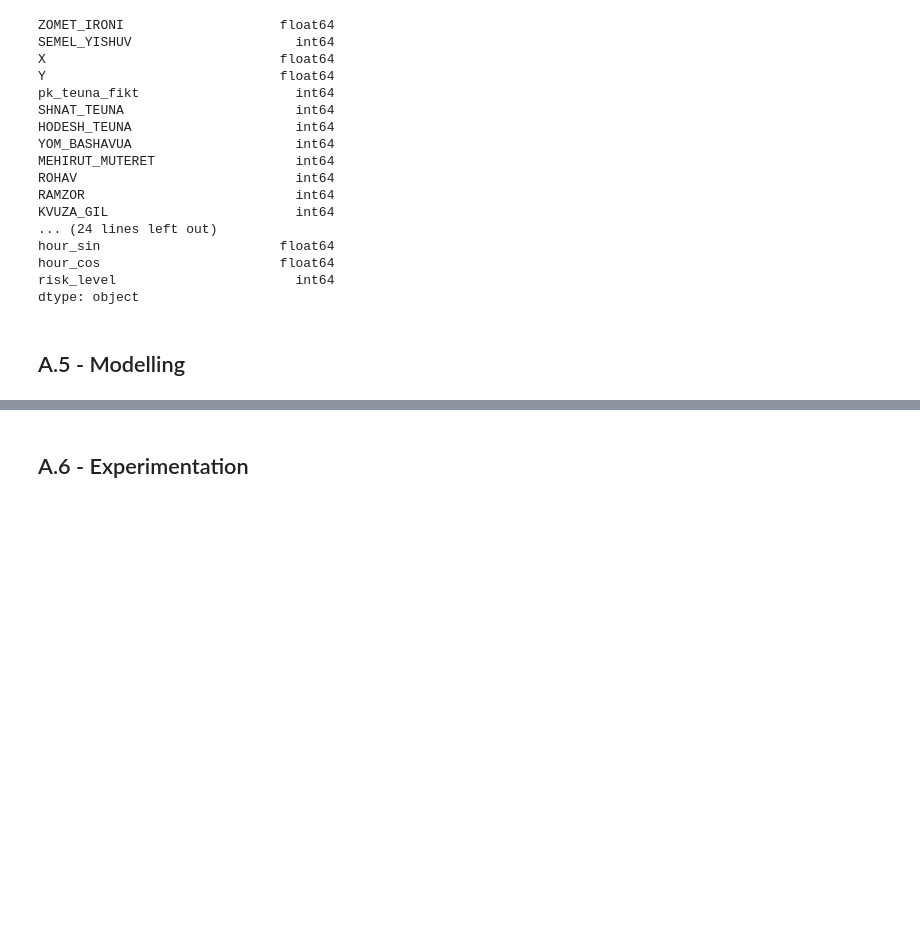
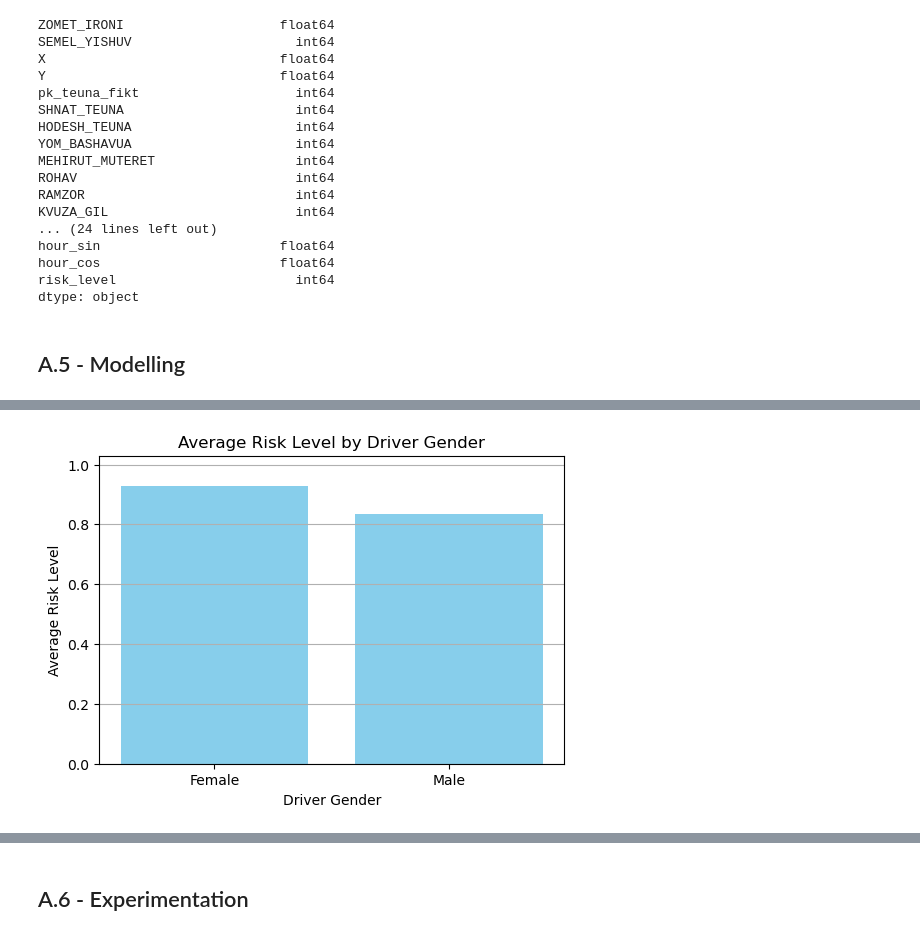
Before and after one commit to itamarshapira/SafeJunctionDetecion-ML, a Jupyter notebook: SafeJunctionDetection.ipynb, the cells around one changed output, grey strips where cells are left out. Drawn from its saved outputs; the diff is of its cells as text; code cells hidden in the pictures; blank space fills up the shorter version.

```diff
--- a/SafeJunctionDetection.ipynb
+++ b/SafeJunctionDetection.ipynb
@@ -1586,0 +1708,19 @@ dtype: object
+# %%
+# Calculate the average risk level for each gender (0 = female, 1 = male)
+avg_risk_by_gender = df_final.groupby('SEX')['risk_level'].mean()
+
+# Plot
+plt.figure(figsize=(6, 4))
+plt.bar(['Female', 'Male'], avg_risk_by_gender.values, color='skyblue')
+plt.title('Average Risk Level by Driver Gender')
+plt.xlabel('Driver Gender')
+plt.ylabel('Average Risk Level')
+plt.ylim(0, max(avg_risk_by_gender.values) + 0.1)
+plt.grid(axis='y')
+plt.show()
+
+# Explanation:
+# This bar chart shows the average risk level of accidents involving male vs. female drivers.
+# It helps us explore if one gender is more associated with higher-risk events.
+# %% [output]
+[figure, added]
```
Also changed, not shown: parts of 26 cells of this notebook, 2 other files.
